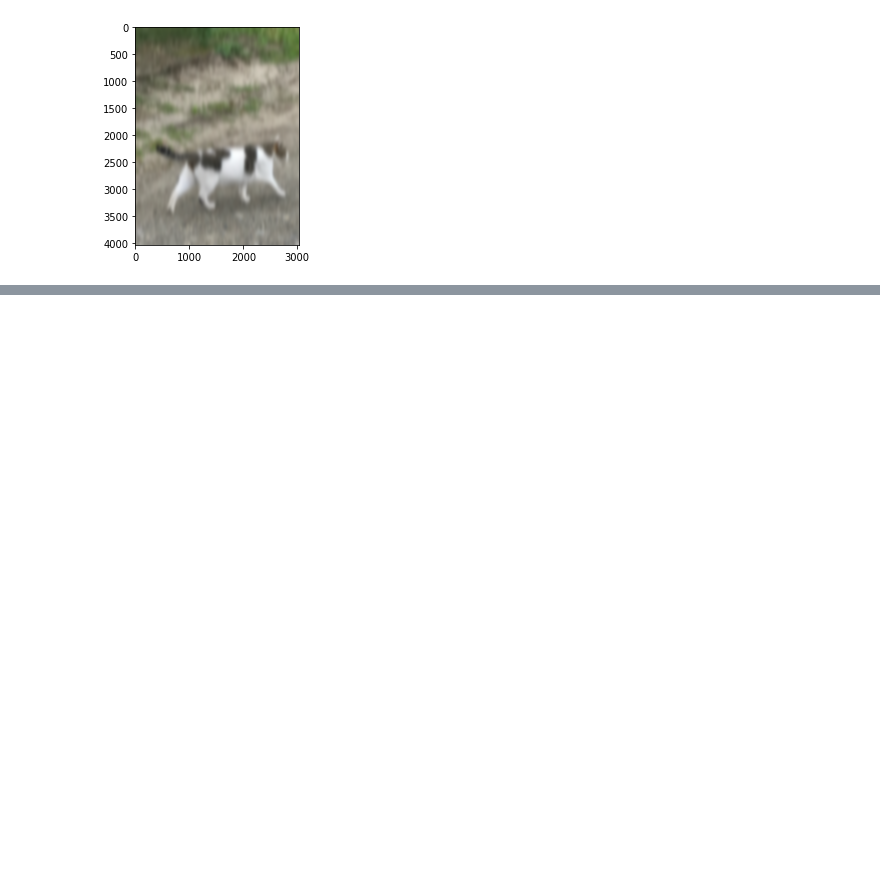
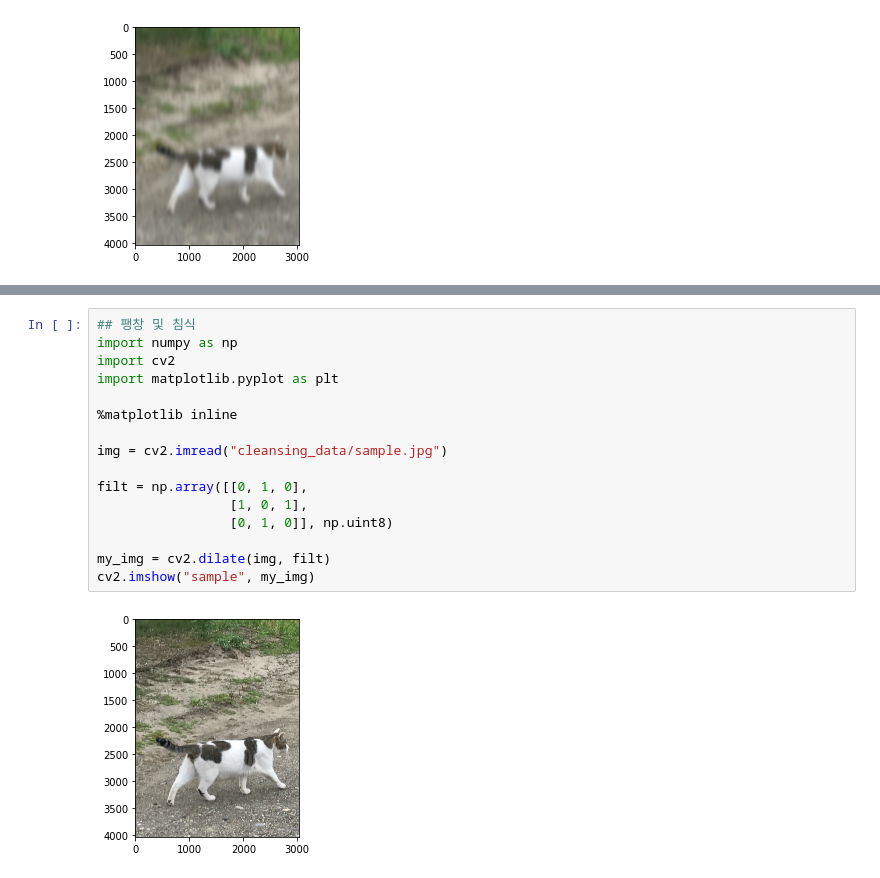
Before and after one commit to mjk0618/algorithm_study, a Jupyter notebook: python/deep_learning/15_openCV.ipynb, the cells around one changed output, grey strips where cells are left out. Drawn from its saved outputs; the diff is of its cells as text; blank space fills up the shorter version.

```diff
--- a/python/deep_learning/15_openCV.ipynb
+++ b/python/deep_learning/15_openCV.ipynb
@@ -126,0 +125,18 @@ cv2.imshow("sample", my_img)
+# %%
+## 팽창 및 침식
+import numpy as np
+import cv2
+import matplotlib.pyplot as plt
+
+%matplotlib inline
+
+img = cv2.imread("cleansing_data/sample.jpg")
+
+filt = np.array([[0, 1, 0],
+                 [1, 0, 1],
+                 [0, 1, 0]], np.uint8)
+
+my_img = cv2.dilate(img, filt)
+cv2.imshow("sample", my_img)
+# %% [output]
+[figure, added]
```
Also changed, not shown: parts of 2 cells of this notebook, 1 other file.
